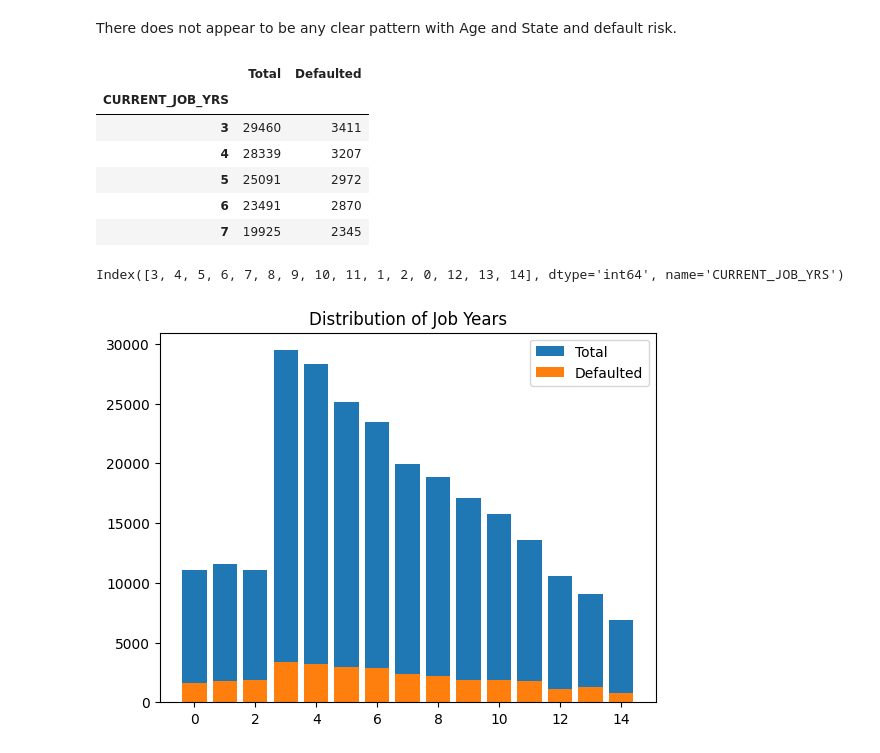
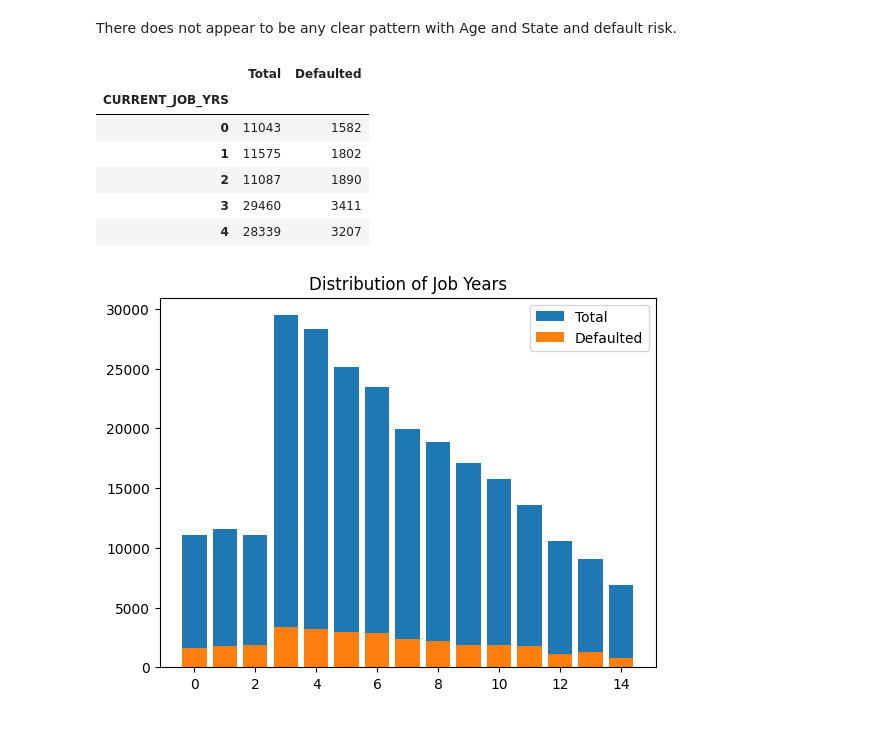
Before and after one commit to BenjaminUy/Predicting-Loan-User-Default-Risk, a Jupyter notebook: notebooks/Cleaning_&_Analysis.ipynb, the cells around one changed output. Drawn from its saved outputs; the diff is of its cells as text; code cells hidden in the pictures.

```diff
--- a/notebooks/Cleaning_&_Analysis.ipynb
+++ b/notebooks/Cleaning_&_Analysis.ipynb
@@ -338,16 +338,16 @@ dtype: int64
 # %%
 # Convert Married/Single to a binary variable to indicate the person is married (1)
 df['Married/Single'] = df['Married/Single'].apply(lambda x: 1 if x == 'married' else 0)
-df.rename({'Married/Single' : 'Is_Married'})
+df.rename(columns = {'Married/Single' : 'Is_Married'}, inplace=True)
 
 # Same with car ownership
 df['Car_Ownership'] = df['Car_Ownership'].apply(lambda x: 1 if x == 'yes' else 0)
-df.rename({'Car_Ownership' : 'Owns_Car'})
+df.rename(columns = {'Car_Ownership' : 'Owns_Car'}, inplace=True)
 
 # Convert House_Ownership to an ordinal categorical variable where:
 # norent_noown = 0, rented = 1, owned = 2
 df['House_Ownership'] = df['House_Ownership'].apply(lambda x: 0 if x == 'norent_noown' else 1 if x == 'rented' else 2)
-df.rename({'House_Ownership' : 'House_Ownership_Ordinal'})
+df.rename(columns = {'House_Ownership' : 'House_Ownership_Ordinal'}, inplace=True)
 
 df.info()
 # %% [output]
@@ -481,28 +481,25 @@ There does not appear to be any clear pattern with Age and State and default ris
 # %%
 # What about CURRENT_JOB_YRS (and CURRENT_HOUSE_YRS)
 
 job_yrs_counts = df['CURRENT_JOB_YRS'].value_counts()
 risk_job_yrs_counts = df[df['Risk_Flag'] == 1]['CURRENT_JOB_YRS'].value_counts()
 
 job_yrs_counts = job_yrs_counts.to_frame(name='Total')
 risk_job_yrs_counts = risk_job_yrs_counts.to_frame(name='Defaulted')
 
 job_yrs_counts = job_yrs_counts.merge(risk_job_yrs_counts, on='CURRENT_JOB_YRS', how='left')
 job_yrs_counts.fillna(0, inplace=True)
 
+job_yrs_counts.sort_index(inplace=True)
 job_yrs_counts.head()
 # %% [output]
 |  | Total | Defaulted |
 | CURRENT_JOB_YRS |  |  |
+| 0 | 11043 | 1582 |
+| 1 | 11575 | 1802 |
+| 2 | 11087 | 1890 |
 | 3 | 29460 | 3411 |
 | 4 | 28339 | 3207 |
-| 5 | 25091 | 2972 |
-| 6 | 23491 | 2870 |
-| 7 | 19925 | 2345 |
-# %%
-job_yrs_counts.index
-# %% [output]
-Index([3, 4, 5, 6, 7, 8, 9, 10, 11, 1, 2, 0, 12, 13, 14], dtype='int64', name='CURRENT_JOB_YRS')
 # %%
 plt.bar(job_yrs_counts.index, job_yrs_counts['Total'])
 plt.bar(job_yrs_counts.index, job_yrs_counts['Defaulted'])
```
Also changed, not shown: parts of 35 cells of this notebook.
